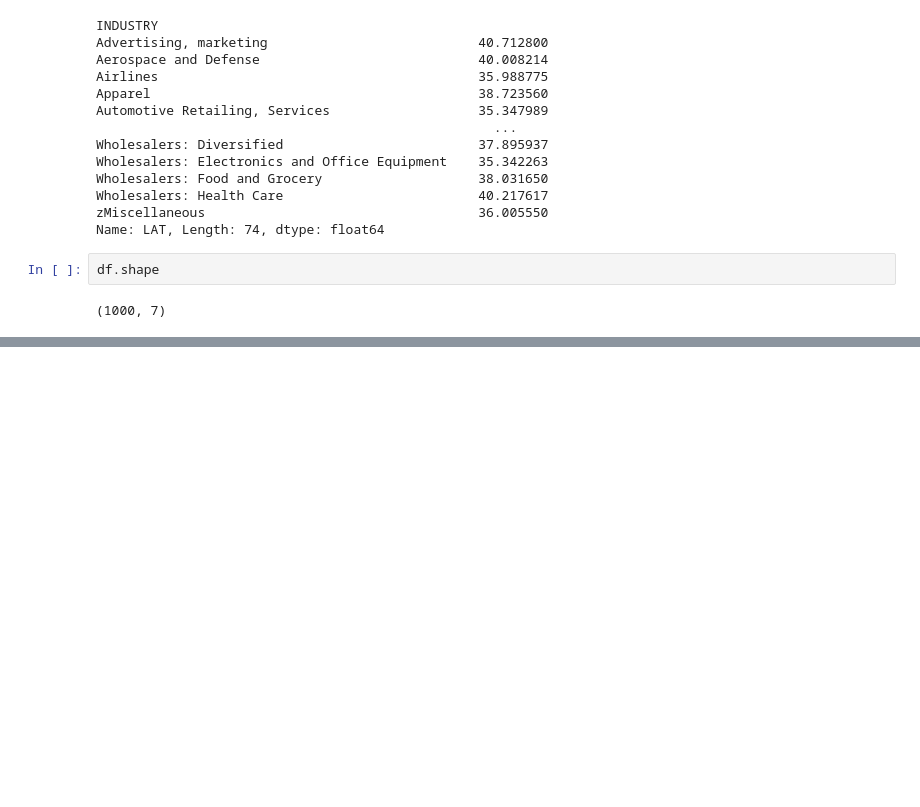
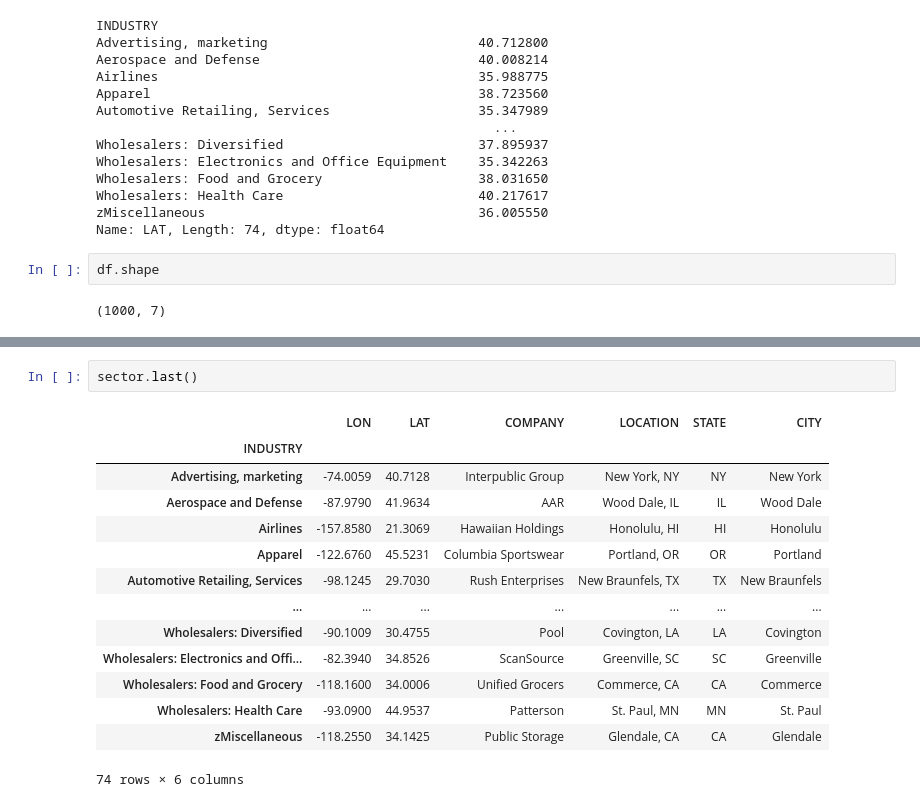
Before and after one commit to babiswas/pandasrepo, a Jupyter notebook: Fortune500.ipynb, the cells around one changed output, grey strips where cells are left out. Cells and saved outputs as stored; diff of their text form; blank space fills up the shorter version.

```diff
--- a/Fortune500.ipynb
+++ b/Fortune500.ipynb
@@ -192,0 +210,17 @@ df.shape
+# %%
+sector.last()
+# %% [output]
+|  | LON | LAT | COMPANY | LOCATION | STATE | CITY |
+| INDUSTRY |  |  |  |  |  |  |
+| Advertising, marketing | -74.0059 | 40.7128 | Interpublic Group | New York, NY | NY | New York |
+| Aerospace and Defense | -87.9790 | 41.9634 | AAR | Wood Dale, IL | IL | Wood Dale |
+| Airlines | -157.8580 | 21.3069 | Hawaiian Holdings | Honolulu, HI | HI | Honolulu |
+| Apparel | -122.6760 | 45.5231 | Columbia Sportswear | Portland, OR | OR | Portland |
+| Automotive Retailing, Services | -98.1245 | 29.7030 | Rush Enterprises | New Braunfels, TX | TX | New Braunfels |
+| ... | ... | ... | ... | ... | ... | ... |
+| Wholesalers: Diversified | -90.1009 | 30.4755 | Pool | Covington, LA | LA | Covington |
+| Wholesalers: Electronics and Offi... | -82.3940 | 34.8526 | ScanSource | Greenville, SC | SC | Greenville |
+| Wholesalers: Food and Grocery | -118.1600 | 34.0006 | Unified Grocers | Commerce, CA | CA | Commerce |
+| Wholesalers: Health Care | -93.0900 | 44.9537 | Patterson | St. Paul, MN | MN | St. Paul |
+| zMiscellaneous | -118.2550 | 34.1425 | Public Storage | Glendale, CA | CA | Glendale |
+74 rows × 6 columns
```
Also changed, not shown: parts of 1 cell of this notebook, 2 other files.
